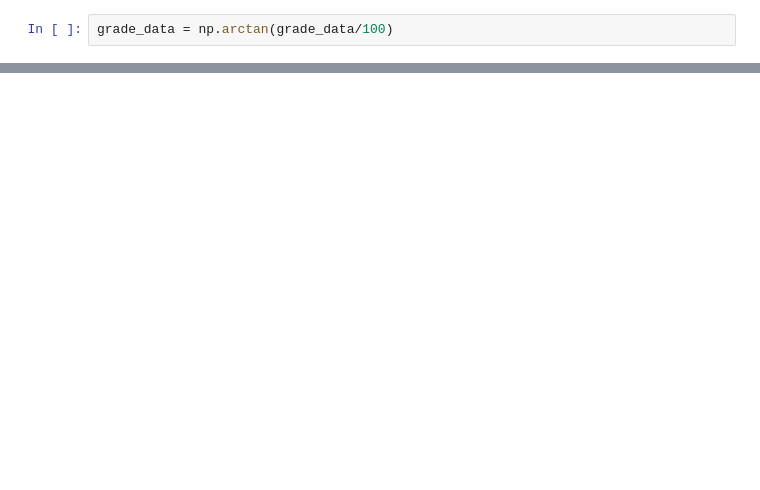
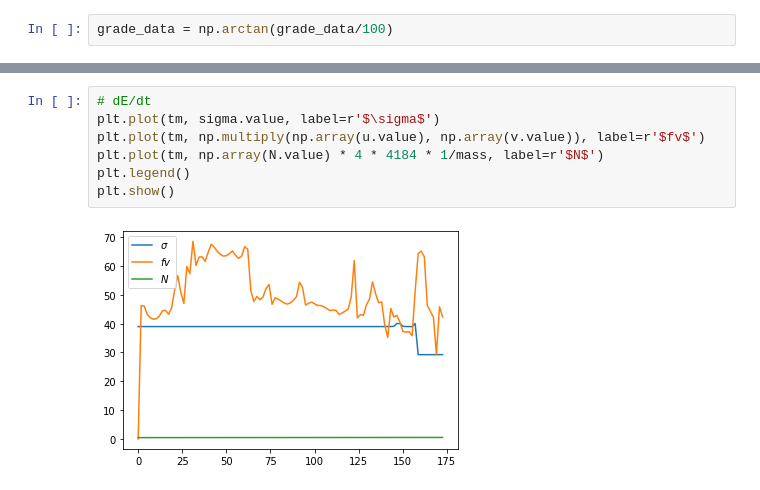
Before and after one commit to bognaj/trail_running, a Jupyter notebook: src/optimal_control.ipynb, the cells around one changed output, grey strips where cells are left out. Drawn from its saved outputs; the diff is of its cells as text; blank space fills up the shorter version.

```diff
--- a/src/optimal_control.ipynb
+++ b/src/optimal_control.ipynb
@@ -134,0 +166,9 @@ plt.show()
+# %%
+# dE/dt
+plt.plot(tm, sigma.value, label=r'$\sigma$')
+plt.plot(tm, np.multiply(np.array(u.value), np.array(v.value)), label=r'$fv$')
+plt.plot(tm, np.array(N.value) * 4 * 4184 * 1/mass, label=r'$N$')
+plt.legend()
+plt.show()
+# %% [output]
+[figure, added]
```
Also changed, not shown: parts of 5 cells of this notebook.
